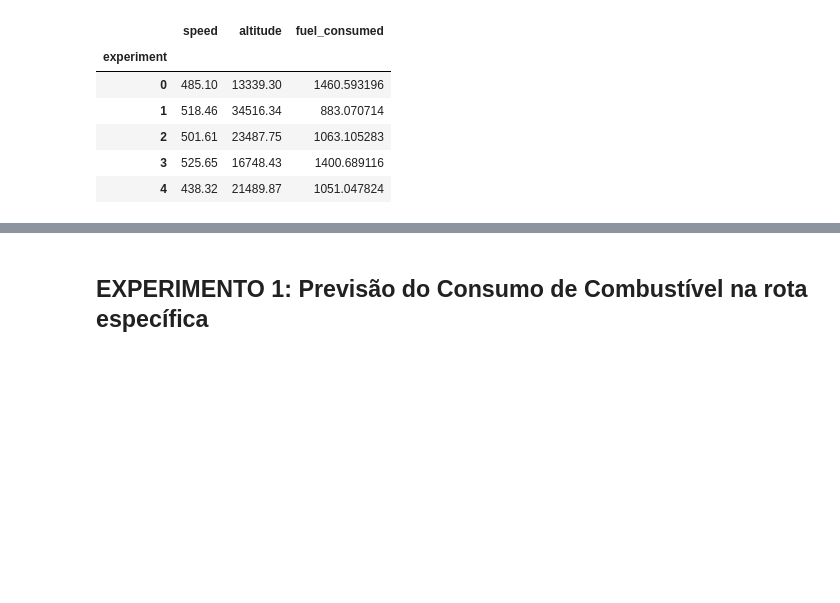
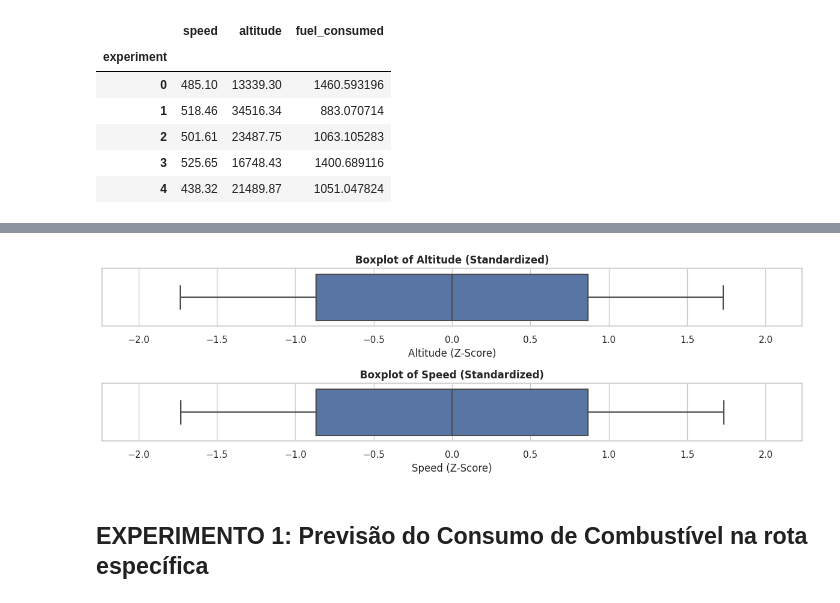
Before and after one commit to lucasll37/scientific-article-navigation-fighter-plane, a Jupyter notebook: nav_demo.ipynb, the cells around one changed output, grey strips where cells are left out. Saved outputs shown, nothing was run; the diff lists cells and outputs as text; code cells hidden in the pictures; blank space fills up the shorter version.

```diff
--- a/nav_demo.ipynb
+++ b/nav_demo.ipynb
@@ -48,3 +90,36 @@ df_nav.head(5)
+# %%
+import seaborn as sns
+import matplotlib.pyplot as plt
+
+# Definindo o estilo do gráfico
+# sns.set(style="whitegrid")
+
+# Criando uma nova figura para os boxplots
+plt.figure(figsize=(12, 4))
+
+min_value = min(df_nav["speed_without_mean_div_std"].min() - 0.5, df_nav["altitude_without_mean_div_std"].min() - 0.5)
+max_value = max(df_nav["speed_without_mean_div_std"].max() + 0.5, df_nav["altitude_without_mean_div_std"].max() + 0.5)
+
+# Criando o boxplot para altitude_without_mean_div_std
+plt.subplot(2, 1, 1)  # 1 linha, 2 colunas, posição 2
+sns.boxplot(x=df_nav["altitude_without_mean_div_std"])
+plt.title('Boxplot of Altitude (Standardized)', fontsize=12, fontweight='bold')
+plt.xlim(min_value, max_value)  # Definindo os mesmos limites para o eixo x
+plt.xlabel("Altitude (Z-Score)", fontsize=12)
+
+# Criando o boxplot para speed_without_mean_div_std
+plt.subplot(2, 1, 2)  # 1 linha, 2 colunas, posição 1
+sns.boxplot(x=df_nav["speed_without_mean_div_std"])
+plt.title('Boxplot of Speed (Standardized)', fontsize=12, fontweight='bold')
+plt.xlim(min_value, max_value)  # Definindo os mesmos limites para o eixo x
+plt.xlabel("Speed (Z-Score)", fontsize=12)
+
+# Mostrando o gráfico
+plt.tight_layout()
+plt.savefig('boxplot2.png')
+plt.show()
+# %% [output]
+[figure, added]
 # %% [markdown]
 ## EXPERIMENTO 1: Previsão do Consumo de Combustível na rota específica
 # %% [markdown]
```
Also changed, not shown: parts of 40 cells of this notebook, 2 other files.
